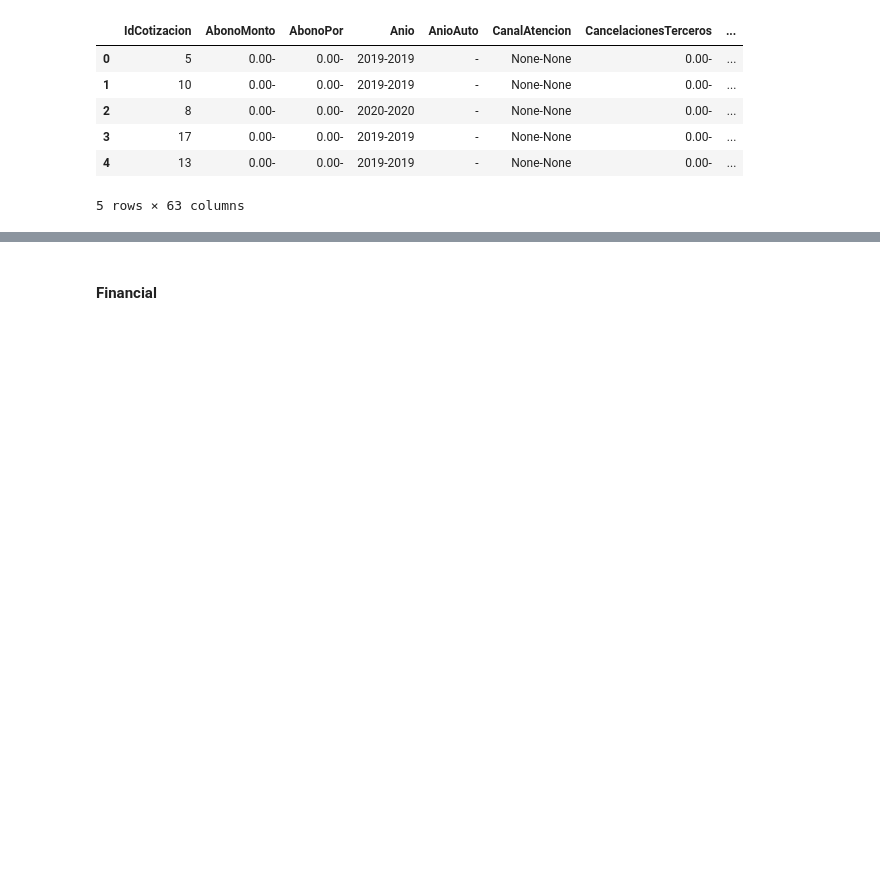
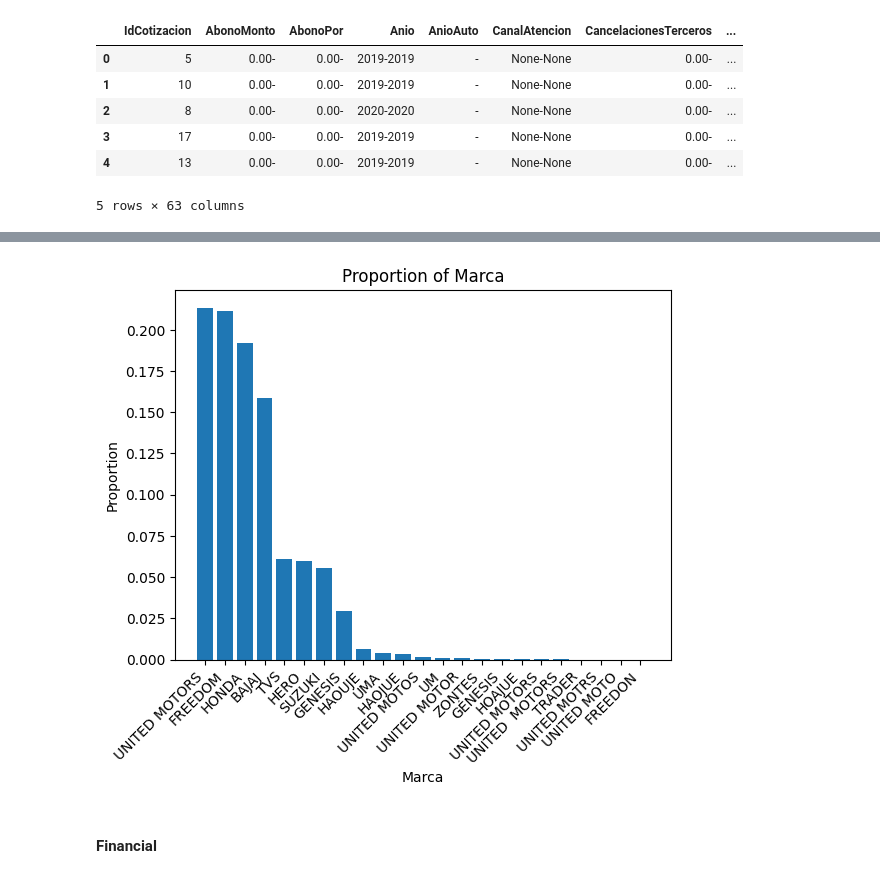
Before and after one commit to einjunge99/ETL, a Jupyter notebook: CreditFactory_v3_0_(Precalificación).ipynb, the cells around one changed output, grey strips where cells are left out. Saved outputs shown, nothing was run; the diff lists cells and outputs as text; code cells hidden in the pictures; blank space fills up the shorter version.

```diff
--- a/CreditFactory_v3_0_(Precalificación).ipynb
+++ b/CreditFactory_v3_0_(Precalificación).ipynb
@@ -1117,0 +1137,2 @@ raw_product['Marca'] = raw_product['Marca'].str.split('-').str[0]
+# %%
+raw_product['Valor'] = raw_product['Valor'].apply(extract_integer)
@@ -1118,3 +1243,21 @@ raw_product['Marca'] = raw_product['Marca'].str.split('-').str[0]
+# %%
+marca_counts = silver_product['Marca'].value_counts()
+
+# Calculate total number of observations
+total_observations = len(silver_product)
+
+# Calculate proportions
+proportions = marca_counts / total_observations
+
+# Create a bar chart
+plt.bar(proportions.index, proportions.values)
+plt.xticks(rotation=45, ha='right')  # Rotate labels 45 degrees and align right
+plt.title('Proportion of Marca')
+plt.xlabel('Marca')
+plt.ylabel('Proportion')
+plt.show()
+# %% [output]
+[figure, added]
 # %% [markdown]
 #### Financial
 # %%
```
Also changed, not shown: parts of 58 cells of this notebook.
